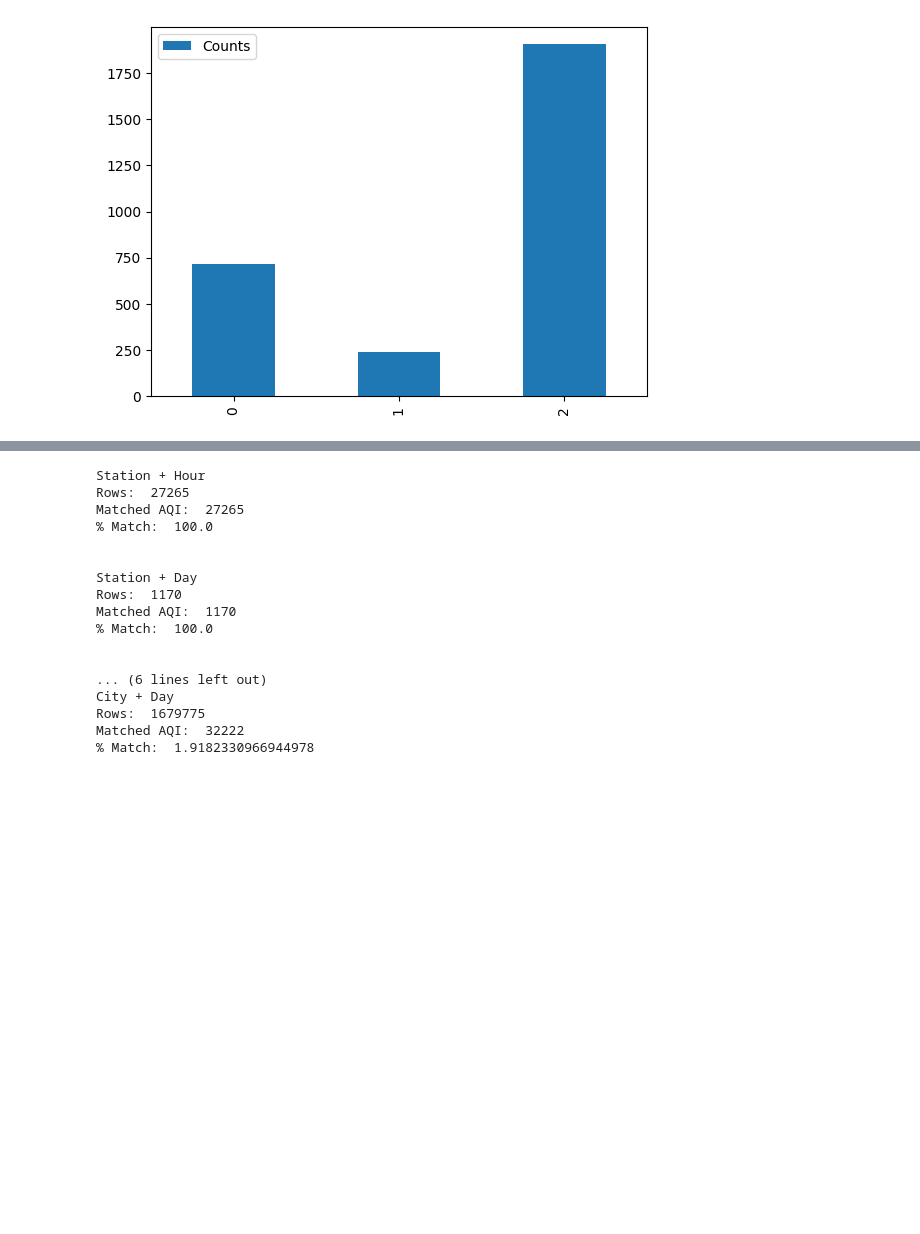
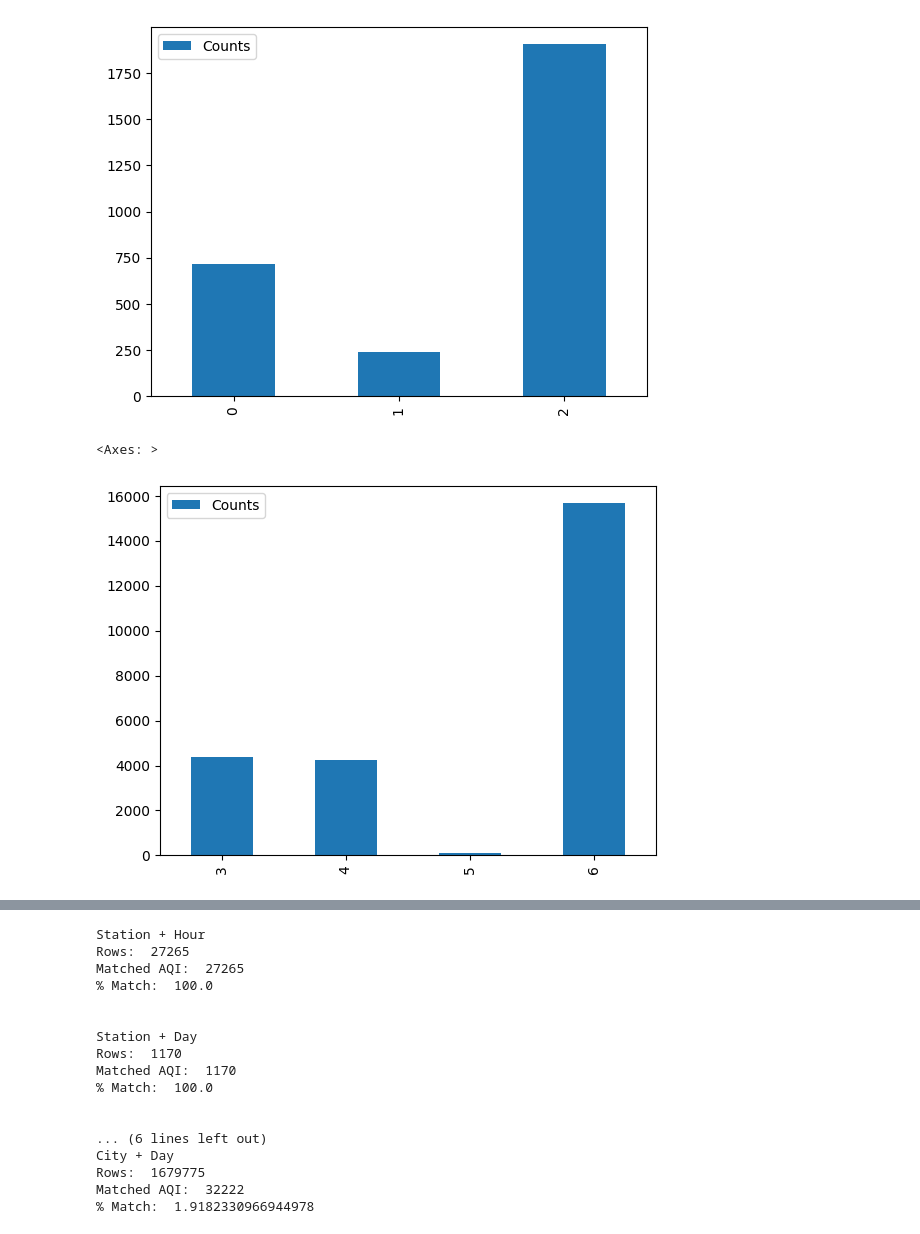
Before and after one commit to WanatchapornS/Data-Preparation-Data-Mining, a Jupyter notebook: Project_Data_Preparation_and_Data_Exploration.ipynb, the cells around one changed output, grey strips where cells are left out. Drawn from its saved outputs; the diff is of its cells as text; code cells hidden in the pictures; blank space fills up the shorter version.

```diff
--- a/Project_Data_Preparation_and_Data_Exploration.ipynb
+++ b/Project_Data_Preparation_and_Data_Exploration.ipynb
@@ -323,3 +359,8 @@ C2[C2["StationId"] == "KL007"].plot(kind='bar')
 # %% [output]
 <Axes: >
 [figure]
+# %%
+C2[C2["StationId"] == "KL008"].plot(kind='bar')
+# %% [output]
+<Axes: >
+[figure, added]
```
Also changed, not shown: parts of 12 cells of this notebook.
